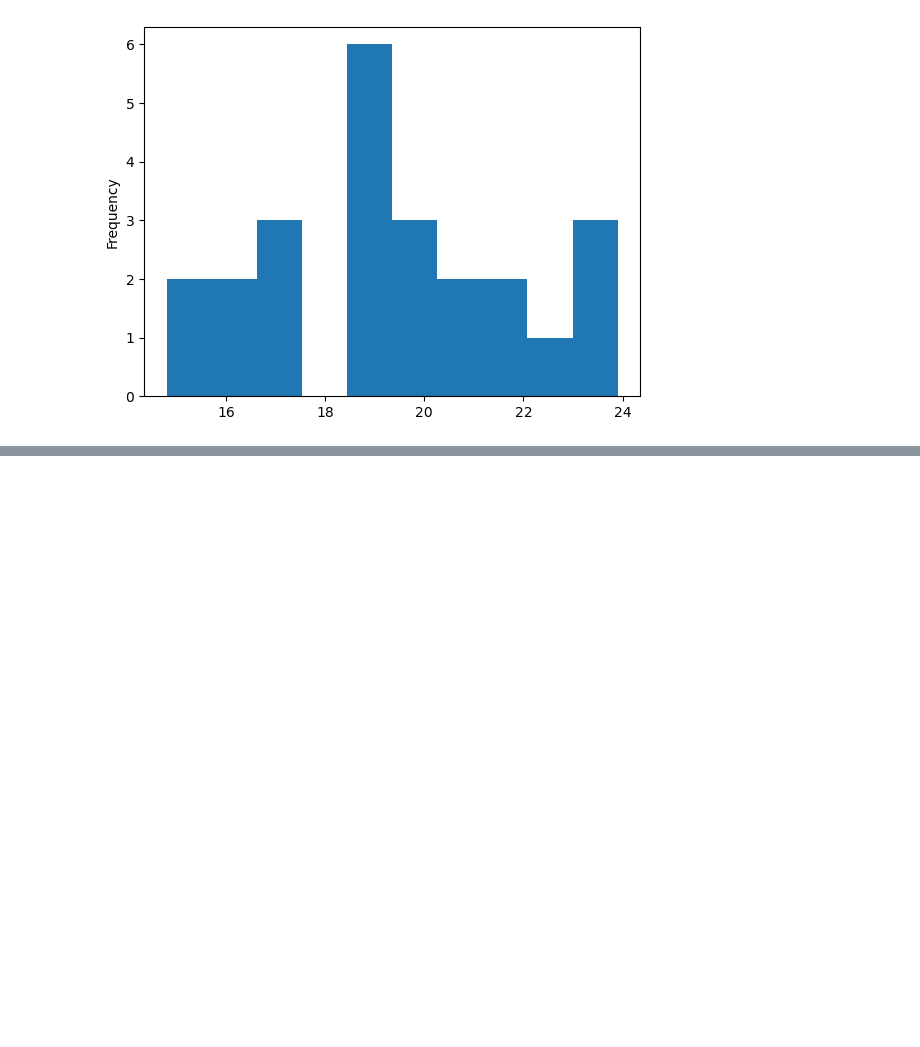
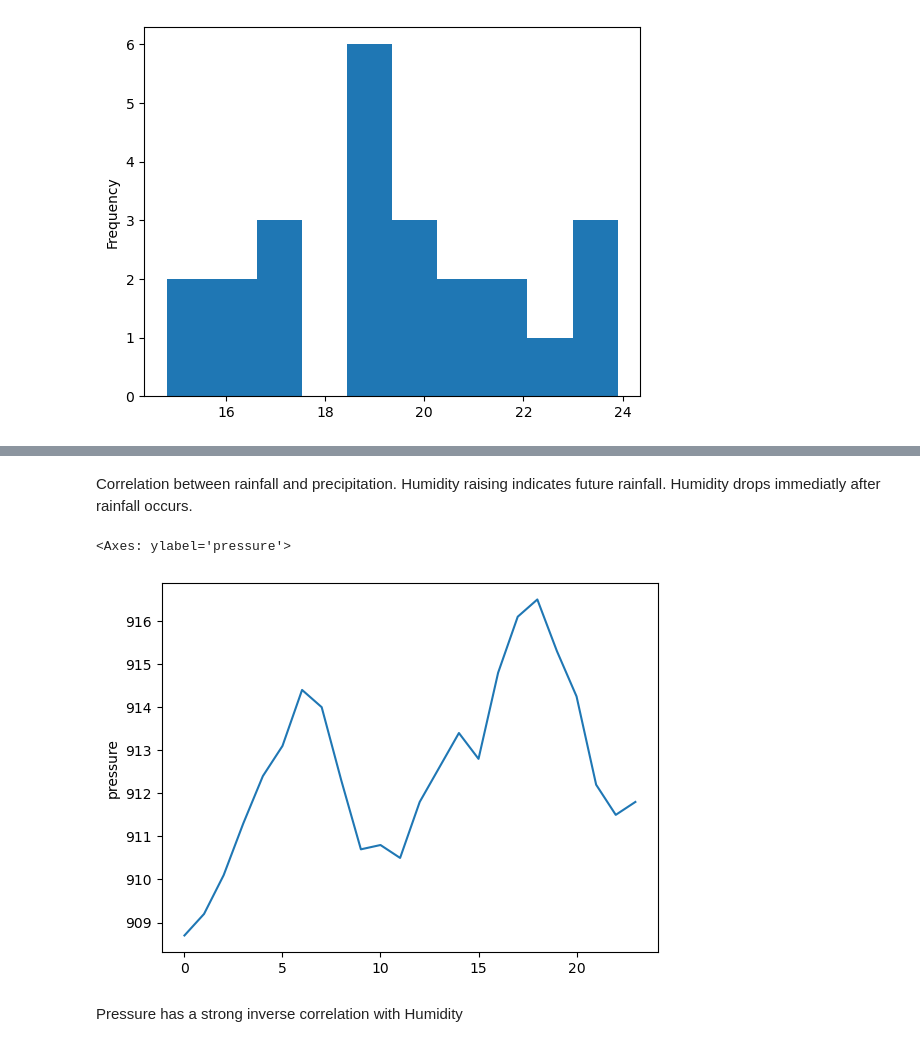
Before and after one commit to theslater11/WeatherDataMG, a Jupyter notebook: weather_api/notebooks/explore_weather.ipynb, the cells around one changed output, grey strips where cells are left out. Cells and saved outputs as stored; diff of their text form; code cells hidden in the pictures; blank space fills up the shorter version.

```diff
--- a/weather_api/notebooks/explore_weather.ipynb
+++ b/weather_api/notebooks/explore_weather.ipynb
@@ -32,0 +34,9 @@ monthly["temperature"].plot.hist()
+# %% [markdown]
+Correlation between rainfall and precipitation. Humidity raising indicates future rainfall. Humidity drops immediatly after rainfall occurs.
+# %%
+sns.lineplot(monthly["pressure"])
+# %% [output]
+<Axes: ylabel='pressure'>
+[figure, added]
+# %% [markdown]
+Pressure has a strong inverse correlation with Humidity
```
Also changed, not shown: parts of 4 cells of this notebook, 1 other file.
